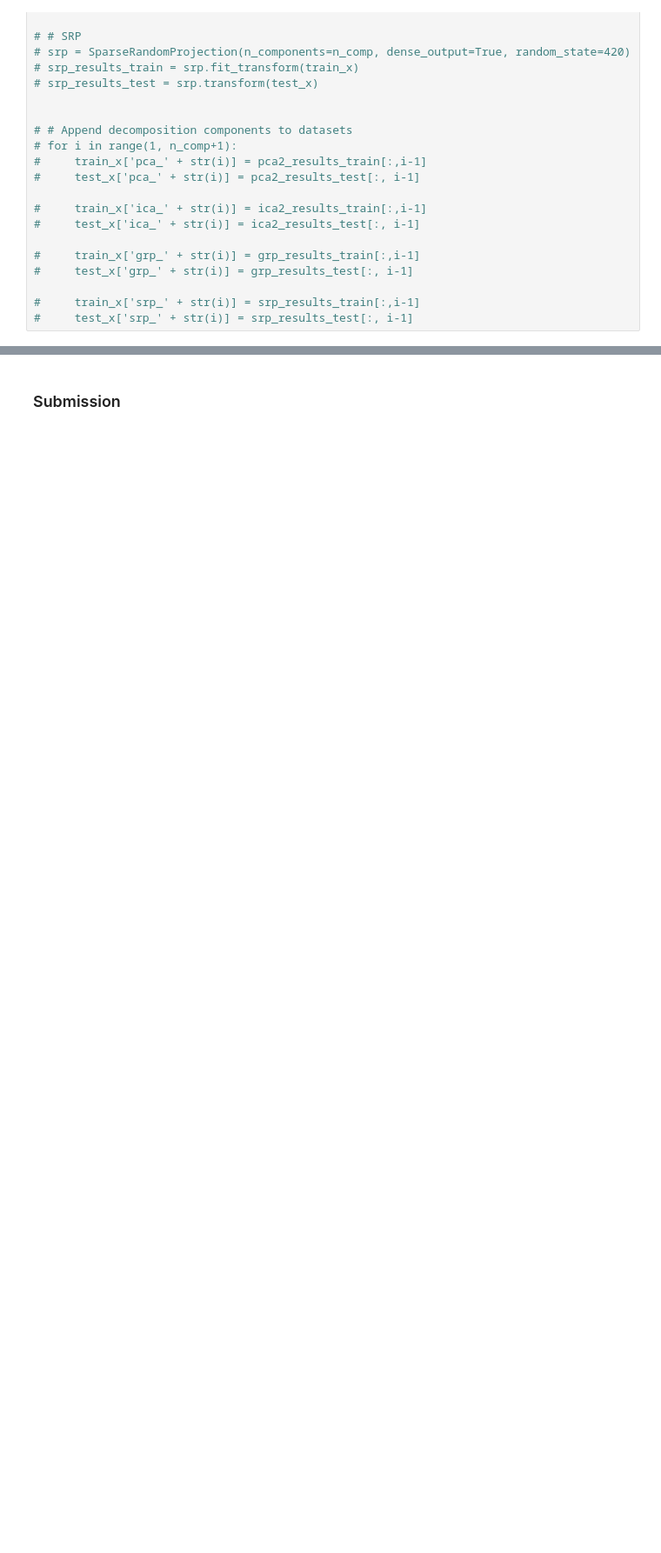
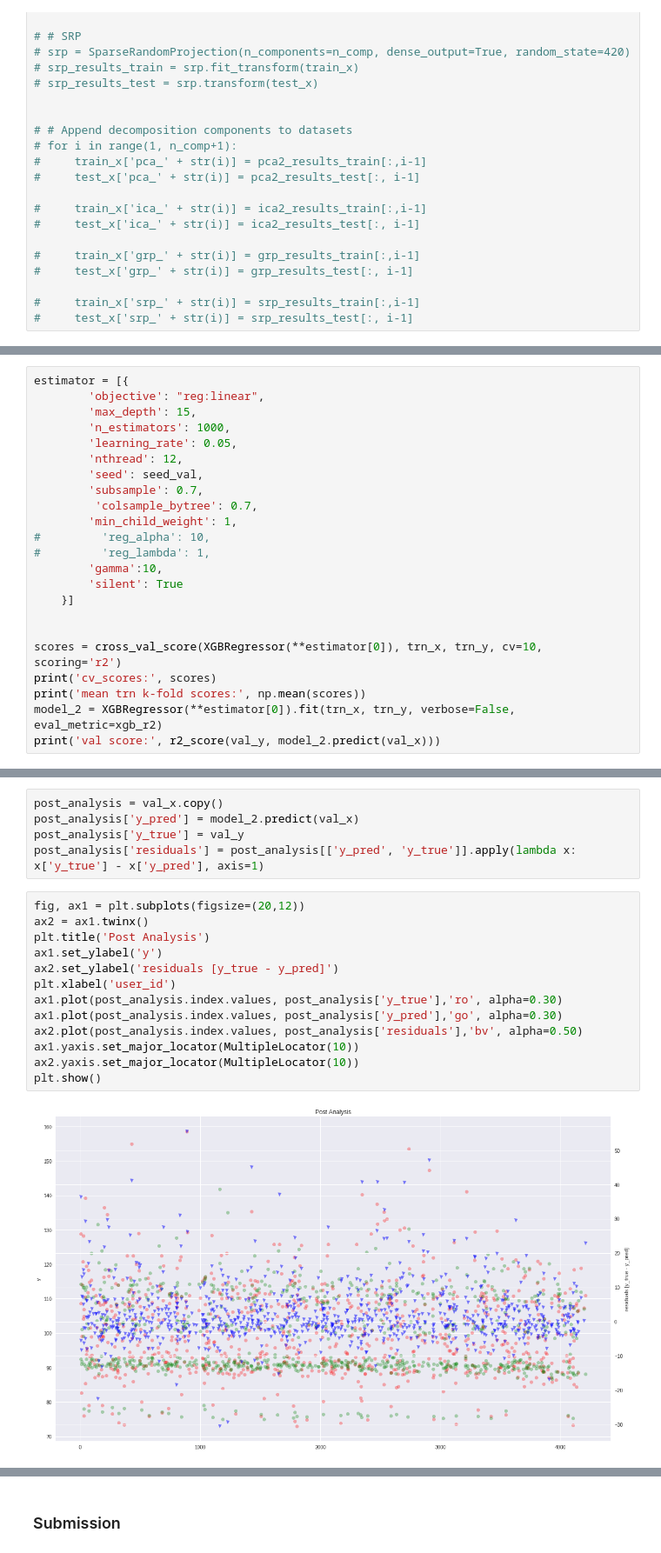
Before and after one commit to jovsa/mercedes-benz-greener-manufacturing, a Jupyter notebook: mercedes-benz-greener-manufacturing/notebooks/initial benchmark.ipynb, the cells around one changed output, grey strips where cells are left out. Shown at 87% size. Saved outputs shown, nothing was run; the diff lists cells and outputs as text; blank space fills up the shorter version.

```diff
--- a/mercedes-benz-greener-manufacturing/notebooks/initial benchmark.ipynb
+++ b/mercedes-benz-greener-manufacturing/notebooks/initial benchmark.ipynb
@@ -259,0 +480,23 @@ encoding column: X8 (original dtype: object )
+# %%
+estimator = [{
+        'objective': "reg:linear",
+        'max_depth': 15,
+        'n_estimators': 1000,
+        'learning_rate': 0.05,
+        'nthread': 12,
+        'seed': seed_val,
+        'subsample': 0.7,
+         'colsample_bytree': 0.7,
+        'min_child_weight': 1,
+#         'reg_alpha': 10,
+#         'reg_lambda': 1,
+        'gamma':10,
+        'silent': True
+    }]
+
+
+scores = cross_val_score(XGBRegressor(**estimator[0]), trn_x, trn_y, cv=10, scoring='r2')
+print('cv_scores:', scores)
+print('mean trn k-fold scores:', np.mean(scores))
+model_2 = XGBRegressor(**estimator[0]).fit(trn_x, trn_y, verbose=False, eval_metric=xgb_r2)
+print('val score:', r2_score(val_y, model_2.predict(val_x)))
@@ -259,0 +508,20 @@ encoding column: X8 (original dtype: object )
+# %%
+post_analysis = val_x.copy()
+post_analysis['y_pred'] = model_2.predict(val_x)
+post_analysis['y_true'] = val_y
+post_analysis['residuals'] = post_analysis[['y_pred', 'y_true']].apply(lambda x: x['y_true'] - x['y_pred'], axis=1)
+# %%
+fig, ax1 = plt.subplots(figsize=(20,12))
+ax2 = ax1.twinx()
+plt.title('Post Analysis')
+ax1.set_ylabel('y')
+ax2.set_ylabel('residuals [y_true - y_pred]')
+plt.xlabel('user_id')
+ax1.plot(post_analysis.index.values, post_analysis['y_true'],'ro', alpha=0.30)
+ax1.plot(post_analysis.index.values, post_analysis['y_pred'],'go', alpha=0.30)
+ax2.plot(post_analysis.index.values, post_analysis['residuals'],'bv', alpha=0.50)
+ax1.yaxis.set_major_locator(MultipleLocator(10))
+ax2.yaxis.set_major_locator(MultipleLocator(10))
+plt.show()
+# %% [output]
+[figure, added]
```
Also changed, not shown: parts of 36 cells of this notebook.
